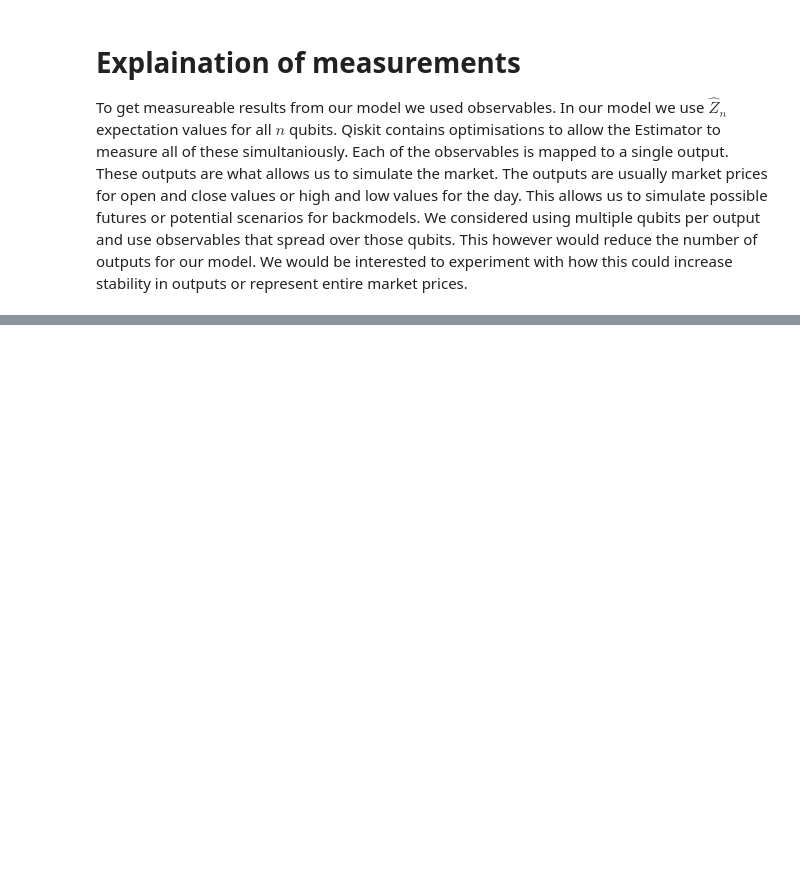
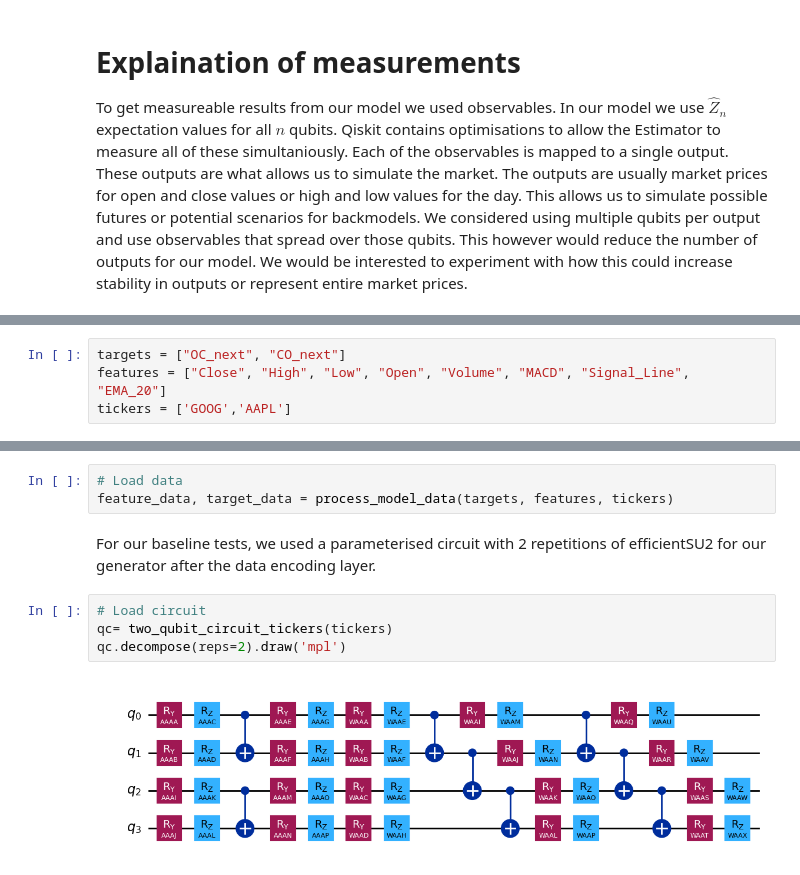
Before and after one commit to adam-milner1/Schro-horse, a Jupyter notebook: submission.ipynb, the cells around one changed output, grey strips where cells are left out. Cells and saved outputs as stored; diff of their text form; blank space fills up the shorter version.

```diff
--- a/submission.ipynb
+++ b/submission.ipynb
@@ -335,0 +364,4 @@ To get measureable results from our model we used observables. In our model we u
+# %%
+targets = ["OC_next", "CO_next"]
+features = ["Close", "High", "Low", "Open", "Volume", "MACD", "Signal_Line", "EMA_20"]
+tickers = ['GOOG','AAPL']
@@ -335,0 +376,11 @@ To get measureable results from our model we used observables. In our model we u
+# %%
+# Load data
+feature_data, target_data = process_model_data(targets, features, tickers)
+# %% [markdown]
+For our baseline tests, we used a parameterised circuit with 2 repetitions of efficientSU2 for our generator after the data encoding layer.
+# %%
+# Load circuit
+qc= two_qubit_circuit_tickers(tickers)
+qc.decompose(reps=2).draw('mpl')
+# %% [output]
+[figure, added]
```
Also changed, not shown: parts of 11 cells of this notebook, 2 other files.
